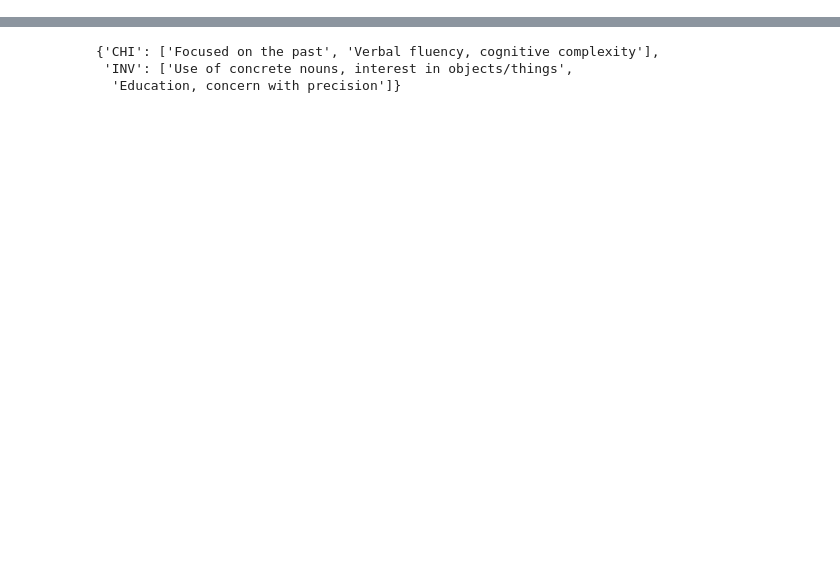
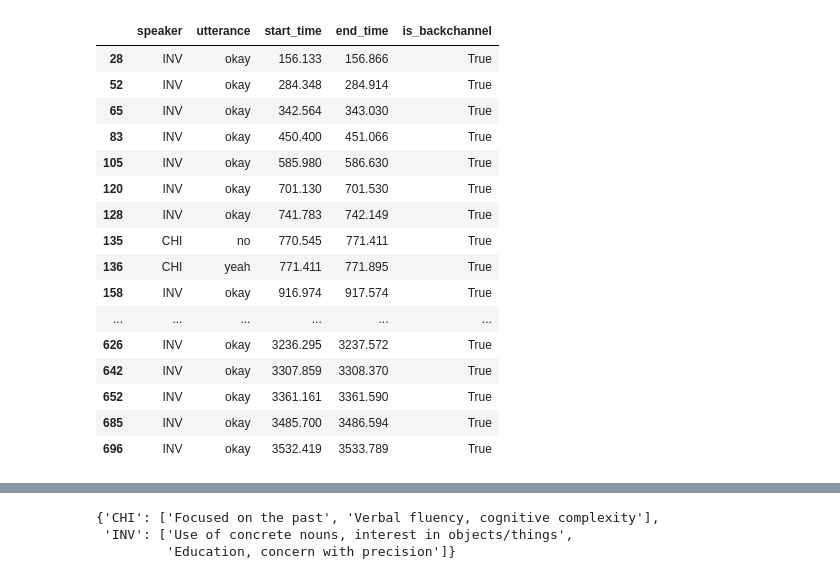
Before and after one commit to maxent-ai/converse, a Jupyter notebook: notebook/usage.ipynb, the cells around one changed output, grey strips where cells are left out. Cells and saved outputs as stored; diff of their text form; code cells hidden in the pictures; blank space fills up the shorter version.

```diff
--- a/notebook/usage.ipynb
+++ b/notebook/usage.ipynb
@@ -16,2 +17,2 @@ warnings.filterwarnings('ignore')
 # %%
-df = pd.read_csv("../Converse/notebook/sample_1.csv") #read sample data
+transcript_df = pd.read_csv("sample_transcript_data.csv"); transcript_df.head() #read sample data
@@ -18,2 +30,2 @@ df = pd.read_csv("../Converse/notebook/sample_1.csv") #read sample data
 # %%
-ca = Callyzer(data=df, speaker='who') #initialise the core call analysis class.
+transcript_analysis = Callyzer(data=transcript_df, utterance="utterance", speaker="speaker", starttime="start_time", endtime="end_time")
@@ -110,0 +75,23 @@ let's see how we could do these with converse.
+# %%
+backchannels_via_keywords = transcript_analysis.tag_backchannel().query("is_backchannel == True") #identify backchannel utterances via keywords
+backchannels_via_transformers = transcript_analysis.tag_backchannel(type='nlp').query("is_backchannel == True") #identify backchannel utterances with sentence-transformers
+# %%
+backchannels_via_keywords
+# %% [output]
+|  | speaker | utterance | start_time | end_time | is_backchannel |
+| 28 | INV | okay | 156.133 | 156.866 | True |
+| 52 | INV | okay | 284.348 | 284.914 | True |
+| 65 | INV | okay | 342.564 | 343.030 | True |
+| 83 | INV | okay | 450.400 | 451.066 | True |
+| 105 | INV | okay | 585.980 | 586.630 | True |
+| 120 | INV | okay | 701.130 | 701.530 | True |
+| 128 | INV | okay | 741.783 | 742.149 | True |
+| 135 | CHI | no | 770.545 | 771.411 | True |
+| 136 | CHI | yeah | 771.411 | 771.895 | True |
+| 158 | INV | okay | 916.974 | 917.574 | True |
+| ... | ... | ... | ... | ... | ... |
+| 626 | INV | okay | 3236.295 | 3237.572 | True |
+| 642 | INV | okay | 3307.859 | 3308.370 | True |
+| 652 | INV | okay | 3361.161 | 3361.590 | True |
+| 685 | INV | okay | 3485.700 | 3486.594 | True |
+| 696 | INV | okay | 3532.419 | 3533.789 | True |
```
Also changed, not shown: parts of 32 cells of this notebook, 1 other file.
